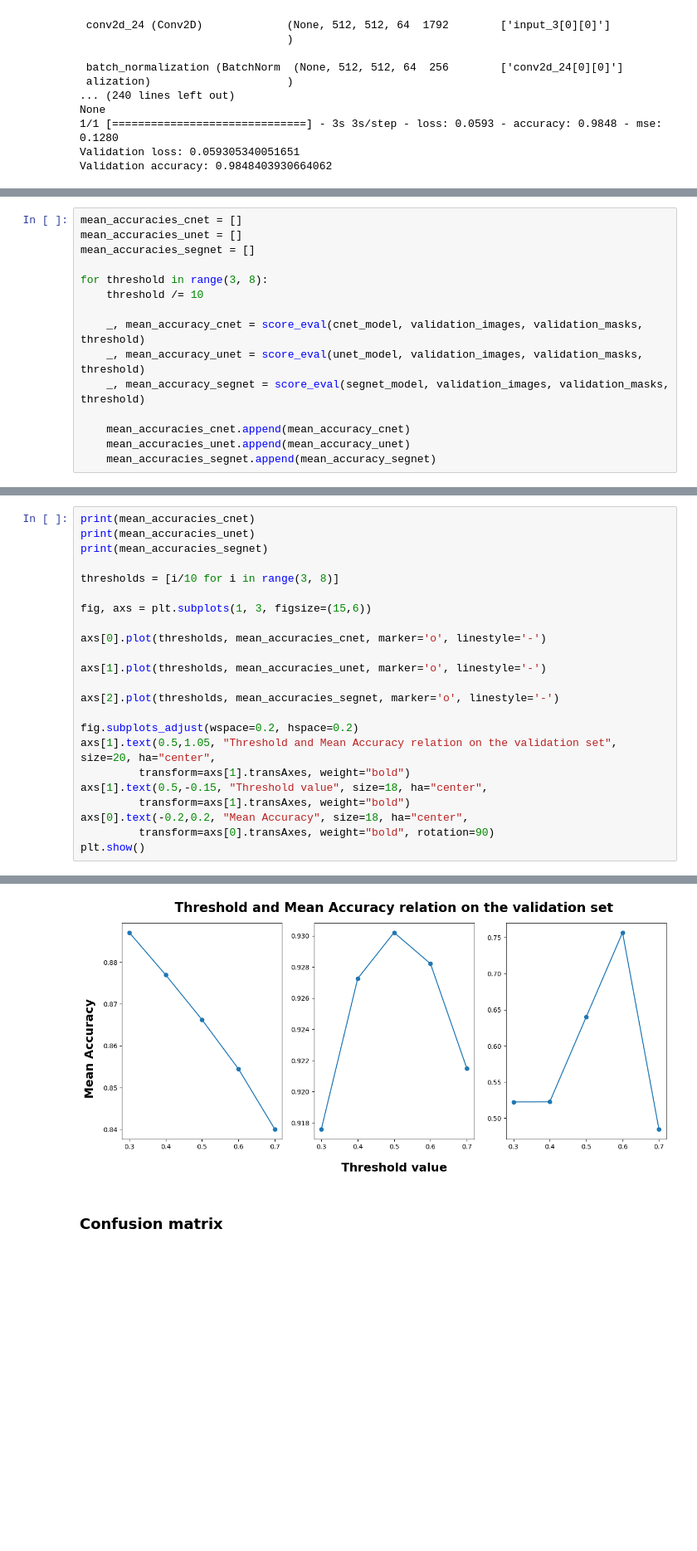
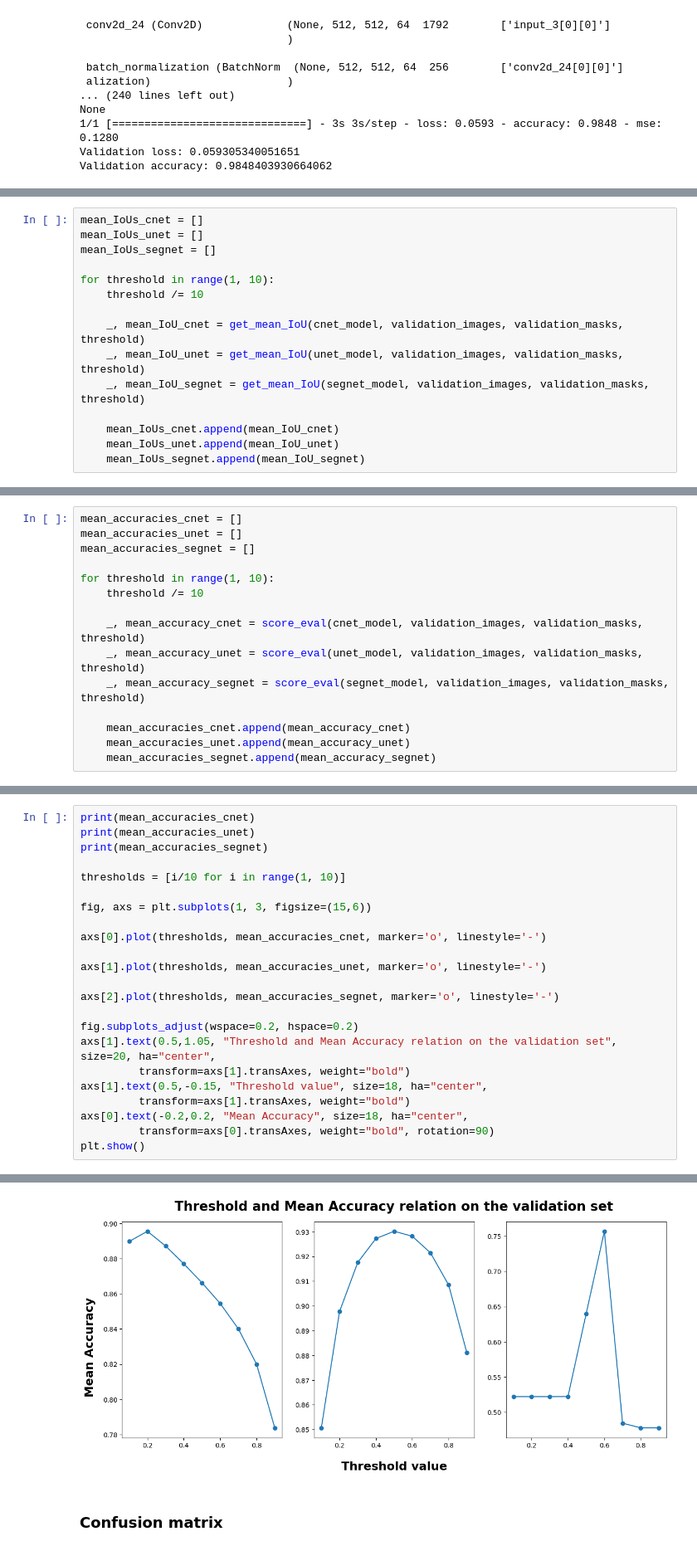
Before and after one commit to radufx/deftrack-experiments, a Jupyter notebook: results.ipynb, the cells around one changed output, grey strips where cells are left out. Shown at 83% size. Drawn from its saved outputs; the diff is of its cells as text; blank space fills up the shorter version.

```diff
--- a/results.ipynb
+++ b/results.ipynb
@@ -306,0 +342,15 @@ fig.savefig('masks-comparison.pdf', bbox_inches = 'tight', pad_inches = 0.1)
+# %%
+mean_IoUs_cnet = []
+mean_IoUs_unet = []
+mean_IoUs_segnet = []
+
+for threshold in range(1, 10):
+    threshold /= 10
+
+    _, mean_IoU_cnet = get_mean_IoU(cnet_model, validation_images, validation_masks, threshold)
+    _, mean_IoU_unet = get_mean_IoU(unet_model, validation_images, validation_masks, threshold)
+    _, mean_IoU_segnet = get_mean_IoU(segnet_model, validation_images, validation_masks, threshold)
+
+    mean_IoUs_cnet.append(mean_IoU_cnet)
+    mean_IoUs_unet.append(mean_IoU_unet)
+    mean_IoUs_segnet.append(mean_IoU_segnet)
@@ -311,7 +407,7 @@ mean_accuracies_cnet = []
 mean_accuracies_unet = []
 mean_accuracies_segnet = []
 
-for threshold in range(3, 8):
+for threshold in range(1, 10):
     threshold /= 10
 
     _, mean_accuracy_cnet = score_eval(cnet_model, validation_images, validation_masks, threshold)
@@ -344,7 +440,7 @@ print(mean_accuracies_cnet)
 print(mean_accuracies_unet)
 print(mean_accuracies_segnet)
 
-thresholds = [i/10 for i in range(3, 8)]
+thresholds = [i/10 for i in range(1, 10)]
 
 fig, axs = plt.subplots(1, 3, figsize=(15,6))
 
@@ -369,4 +465,4 @@ plt.show()
-[figure, old version]
+[figure, new version]
 # %% [markdown]
 ### Confusion matrix
 # %%
```
Also changed, not shown: parts of 15 cells of this notebook, 8 other files.
